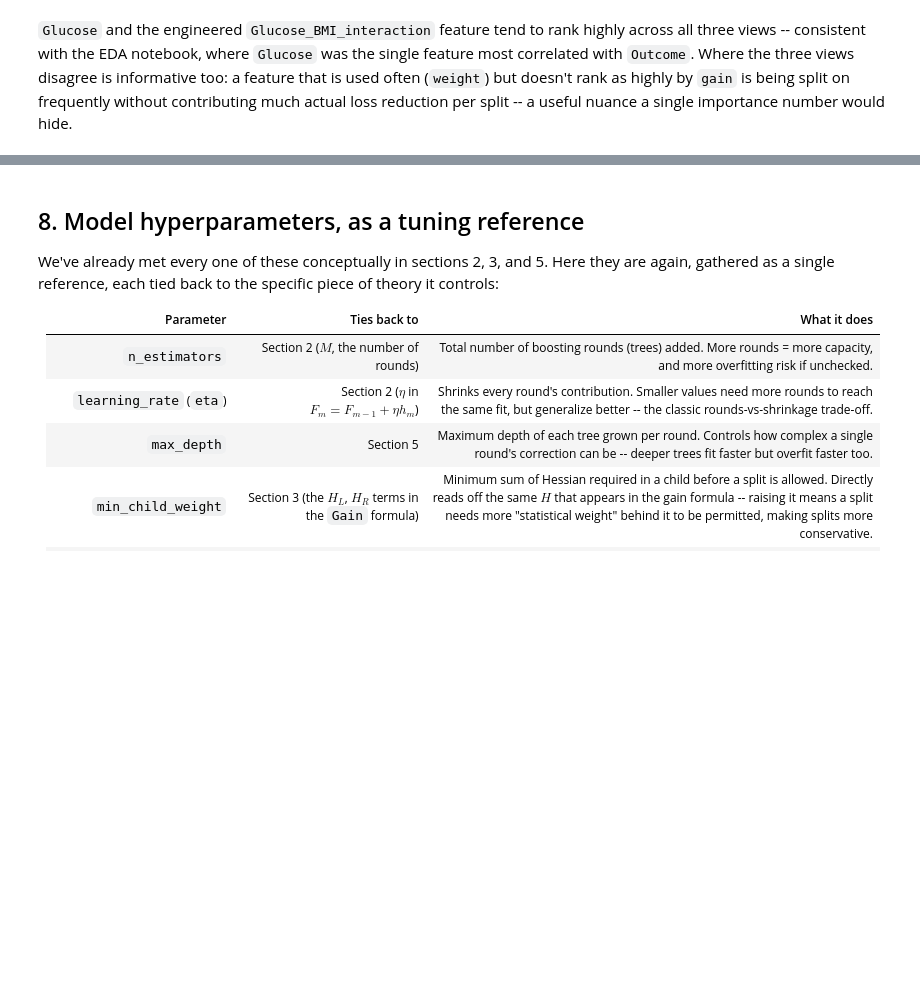
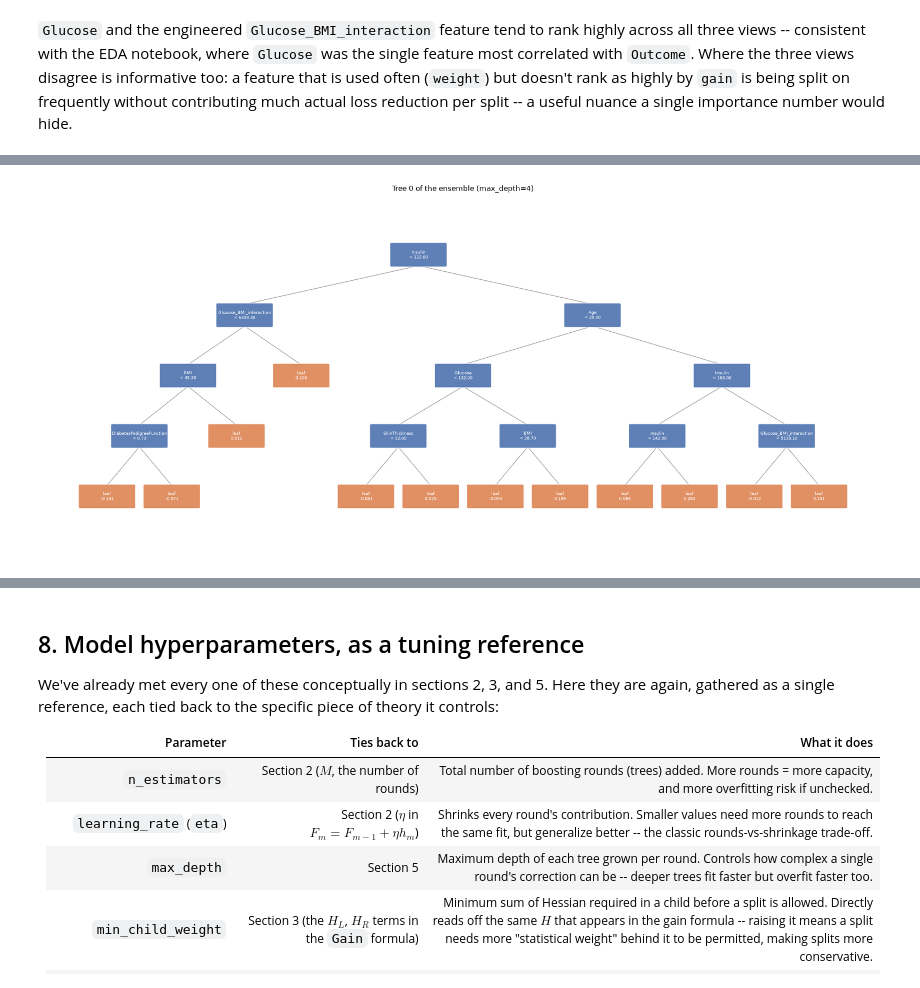
Before and after one commit to m-ayush-2004/ML-Workshop-Prodinno, a Jupyter notebook: 04_xgboost/03_train_test_eval.ipynb, the cells around one changed output, grey strips where cells are left out. Saved outputs shown, nothing was run; the diff lists cells and outputs as text; code cells hidden in the pictures; blank space fills up the shorter version.

```diff
--- a/04_xgboost/03_train_test_eval.ipynb
+++ b/04_xgboost/03_train_test_eval.ipynb
@@ -437,0 +508,62 @@ single importance number would hide.
+# %%
+from matplotlib.patches import FancyBboxPatch
+
+
+def plot_xgb_tree(booster, tree_index, ax, title):
+    """Draw one boosted tree (depth <= max_depth) directly from trees_to_dataframe()."""
+    df = booster.trees_to_dataframe()
+    tree_df = df[df["Tree"] == tree_index].set_index("ID")
+    root_id = tree_df.index[0]
+
+    # BFS from the root to get each node's depth
+    depth = {root_id: 0}
+    order = [root_id]
+    for nid in order:
+        row = tree_df.loc[nid]
+        if row["Feature"] != "Leaf":
+            for child in [row["Yes"], row["No"]]:
+                depth[child] = depth[nid] + 1
+                order.append(child)
+
+    # A simple recursive layout: leaves get sequential x positions, parents sit
+    # above the midpoint of their children
+    x_pos, counter = {}, [0]
+
+    def assign_x(nid):
+        row = tree_df.loc[nid]
+        if row["Feature"] == "Leaf":
+            x_pos[nid] = counter[0]
+            counter[0] += 1
+            return x_pos[nid]
+        x_pos[nid] = (assign_x(row["Yes"]) + assign_x(row["No"])) / 2
+        return x_pos[nid]
+
+    assign_x(root_id)
+    max_depth_val = max(depth.values())
+
+    for nid in order:
+        row = tree_df.loc[nid]
+        x, y = x_pos[nid], -depth[nid]
+        is_leaf = row["Feature"] == "Leaf"
+        label = f"leaf\n{row['Gain']:.3f}" if is_leaf else f"{row['Feature']}\n< {row['Split']:.2f}"
+        color = "#DD8452" if is_leaf else "#4C72B0"
+        ax.add_patch(FancyBboxPatch((x - 0.42, y - 0.18), 0.84, 0.36, boxstyle="round,pad=0.02",
+                                     facecolor=color, edgecolor="white", alpha=0.9))
+        ax.text(x, y, label, ha="center", va="center", fontsize=7, color="white")
+        if not is_leaf:
+            for child_id in [row["Yes"], row["No"]]:
+                cx, cy = x_pos[child_id], -depth[child_id]
+                ax.plot([x, cx], [y - 0.18, cy + 0.18], color="#999999", linewidth=1, zorder=0)
+
+    ax.set_xlim(-1, counter[0])
+    ax.set_ylim(-max_depth_val - 1, 1)
+    ax.axis("off")
+    ax.set_title(title)
+
+
+fig, ax = plt.subplots(figsize=(20, 9))
+plot_xgb_tree(booster, tree_index=0, ax=ax, title="Tree 0 of the ensemble (max_depth=4)")
+plt.tight_layout()
+plt.show()
+# %% [output]
+[figure, added]
```
Also changed, not shown: parts of 4 cells of this notebook, 19 other files.
